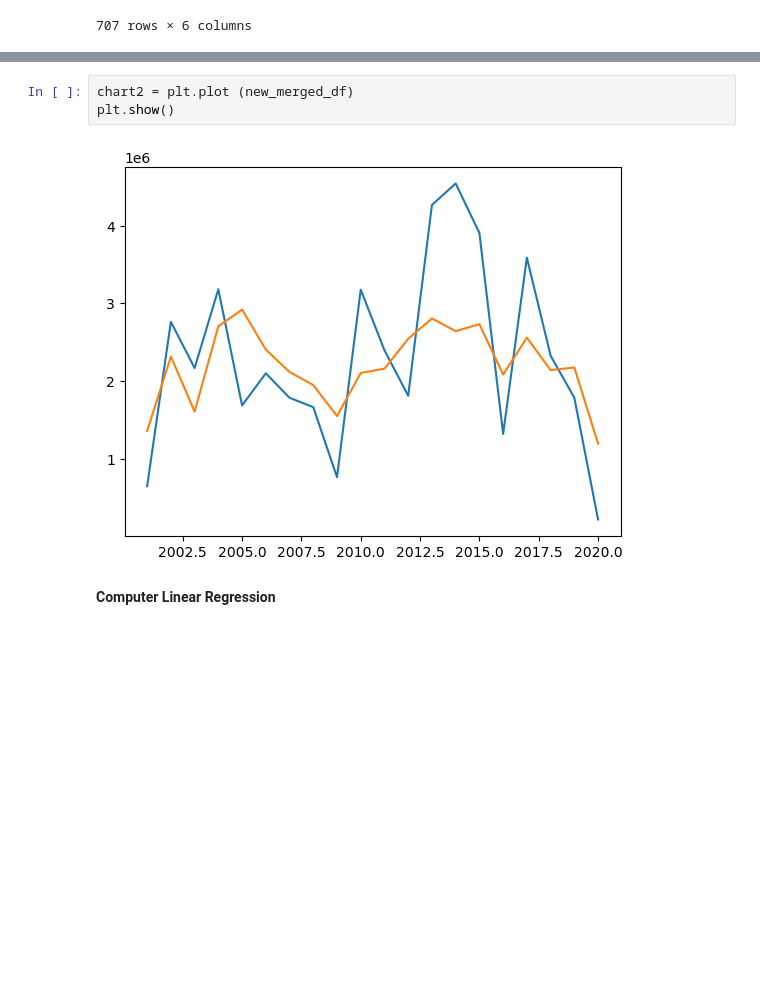
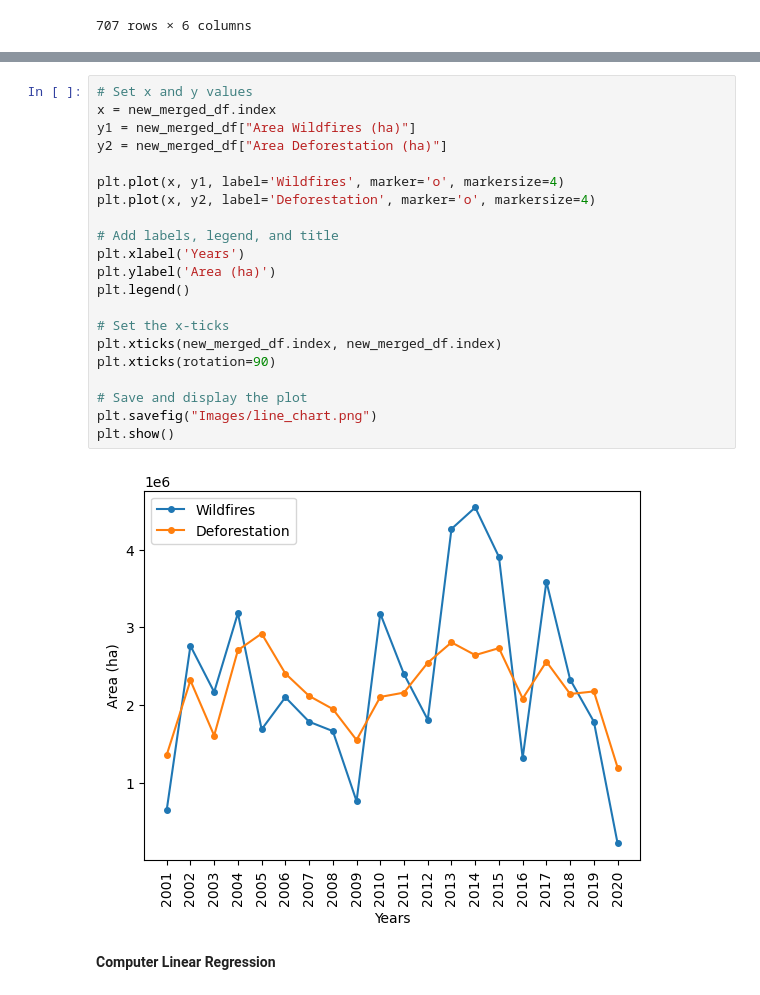
Before and after one commit to JasmineBamba/Group-Project-1-Group-2, a Jupyter notebook: Deforestation_vs_Wildfires.ipynb, the cells around one changed output, grey strips where cells are left out. Drawn from its saved outputs; the diff is of its cells as text; blank space fills up the shorter version.

```diff
--- a/Deforestation_vs_Wildfires.ipynb
+++ b/Deforestation_vs_Wildfires.ipynb
@@ -174,8 +195,26 @@ plt.show()
-# %%
-chart2 = plt.plot (new_merged_df)
-plt.show()
-# %% [output]
-[figure, removed]
+# %%
+# Set x and y values
+x = new_merged_df.index
+y1 = new_merged_df["Area Wildfires (ha)"]
+y2 = new_merged_df["Area Deforestation (ha)"]
+
+plt.plot(x, y1, label='Wildfires', marker='o', markersize=4)
+plt.plot(x, y2, label='Deforestation', marker='o', markersize=4)
+
+# Add labels, legend, and title
+plt.xlabel('Years')
+plt.ylabel('Area (ha)')
+plt.legend()
+
+# Set the x-ticks
+plt.xticks(new_merged_df.index, new_merged_df.index)
+plt.xticks(rotation=90)
+
+# Save and display the plot
+plt.savefig("Images/line_chart.png")
+plt.show()
+# %% [output]
+[figure, added]
 # %% [markdown]
 **Computer Linear Regression**
 # %%
```
Also changed, not shown: parts of 12 cells of this notebook, 1 other file.
